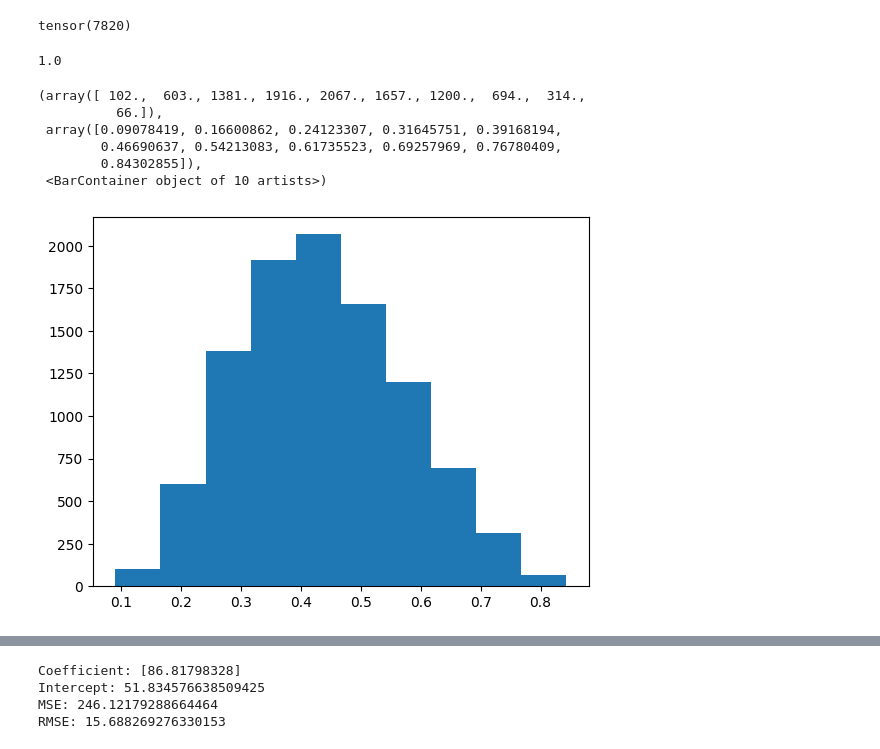
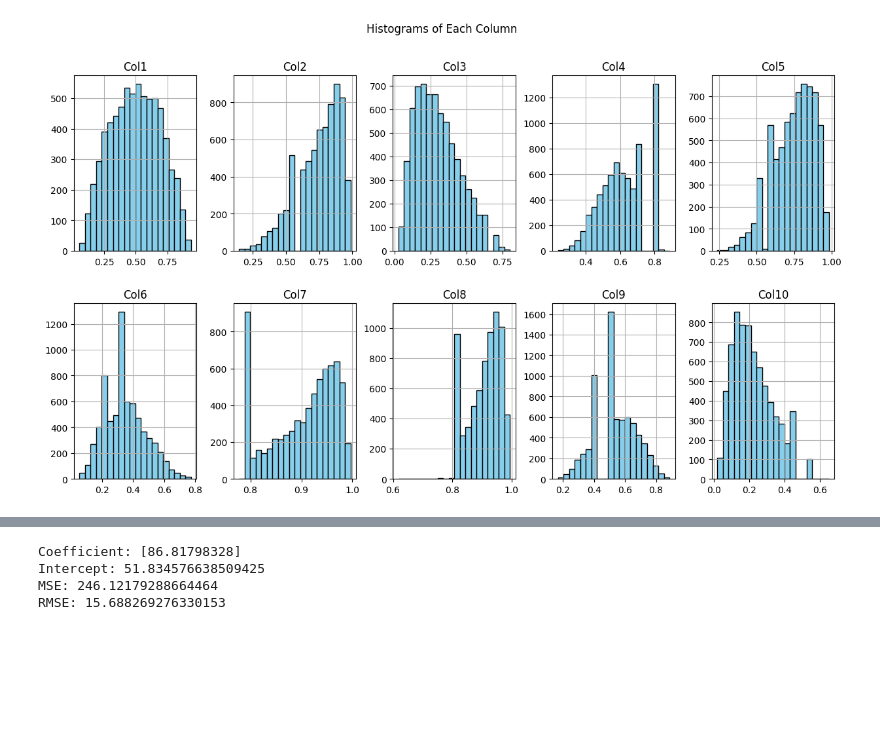
Before and after one commit to mikl123/DRL_DGM, a Jupyter notebook: generated_data_vis.ipynb, the cells around one changed output, grey strips where cells are left out. Saved outputs shown, nothing was run; the diff lists cells and outputs as text; code cells hidden in the pictures; blank space fills up the shorter version.

```diff
--- a/generated_data_vis.ipynb
+++ b/generated_data_vis.ipynb
@@ -101,14 +23,0 @@ sum(0.45<corrected_preds[:0] < 0.55) tensor(2281)
-# %%
-from DRL.constraints_code.utils_functions import eval_atoms_list, check_all_constraints_are_sat, \
-    compute_sat_stats, any_disjunctions_in_constraint_set, get_samples_violating_constraints
-def get_constr_at_level_x(x, sets_of_constr):
-    for var in sets_of_constr:
-        if var.id == x.id:
-            return sets_of_constr[var]
-for x in ordering[1:2]:
-    pos = x.id
-    x_constr = get_constr_at_level_x(x, sets_of_constr)
-    mask_samples_violating_req = get_samples_violating_constraints(x_constr, orig)
-    print(sum(mask_samples_violating_req))
-# %% [output]
-tensor(7820)
@@ -136,15 +24,2 @@ def check_vectors_against_smt2_z3(smt2_path, vectors):
 # %%
-constraint_path = "/Users/mihajlobulesnij/Documents/system/RAI/project/DRL_DGM/constraints_generated/smt_constraints/n10_r3.5999999999999996_i2.smt2"
-check_vectors_against_smt2_z3(constraint_path, orig)
+sampled_data = pd.read_csv("/Users/mihajlobulesnij/Documents/system/RAI/project/DRL_DGM/data_generated_pretrained/n10_r2.1999999999999997_i2_42_train.csv")
-# %% [output]
-1.0
-# %%
-plt.hist(sampled_data[:, 0])
-# %% [output]
-(array([ 102.,  603., 1381., 1916., 2067., 1657., 1200.,  694.,  314.,
-          66.]),
- array([0.09078419, 0.16600862, 0.24123307, 0.31645751, 0.39168194,
-        0.46690637, 0.54213083, 0.61735523, 0.69257969, 0.76780409,
-        0.84302855]),
- <BarContainer object of 10 artists>)
-[figure, removed]
@@ -151 +28,14 @@ plt.hist(sampled_data[:, 0])
+# %%
+import matplotlib.pyplot as plt
+import pandas as pd
+
+# Convert tensor to DataFrame
+df = pd.DataFrame(sampled_data, columns=[f'Col{i+1}' for i in range(sampled_data.shape[1])])
+
+# Plot histograms for each column
+df.hist(bins=20, figsize=(15,8), layout=(2,5), color='skyblue', edgecolor='black')
+plt.suptitle("Histograms of Each Column")
+plt.show()
+# %% [output]
+[figure, added]
 # %%
```
Also changed, not shown: parts of 33 cells of this notebook, 23 other files.
